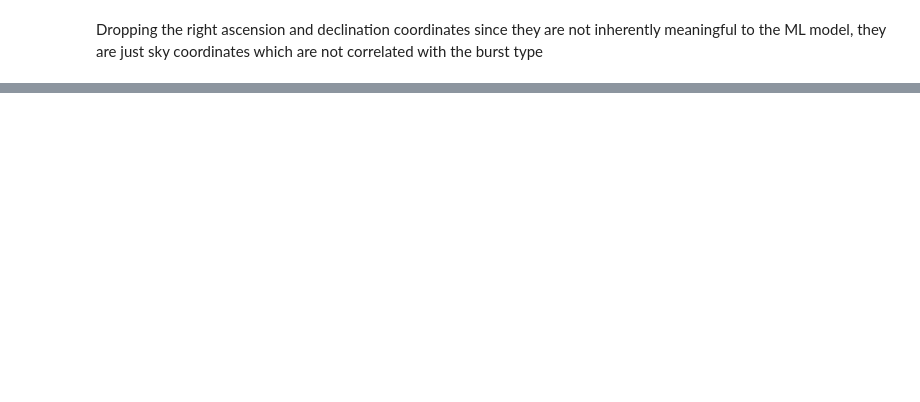
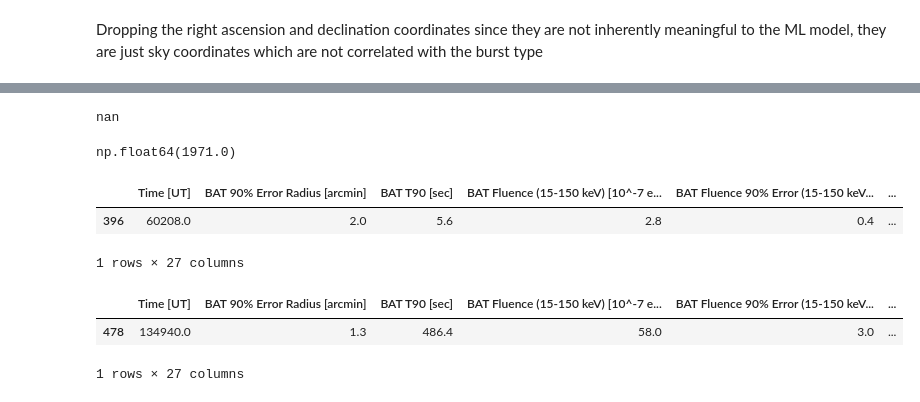
Before and after one commit to Alcatraz312/grb-classification, a Jupyter notebook: src/Preprocessing/main.ipynb, the cells around one changed output, grey strips where cells are left out. Saved outputs shown, nothing was run; the diff lists cells and outputs as text; code cells hidden in the pictures; blank space fills up the shorter version.

```diff
--- a/src/Preprocessing/main.ipynb
+++ b/src/Preprocessing/main.ipynb
@@ -558,7 +558,7 @@ def parsing_uvot_other(values):
         #create a dictionary of each filter as filter name as key and non-detection upper limit as its value, for each column value
         for part in value:
             if part.split(">")[0] in diction:
-                diction[part.split(">")[0]] = part.split(">")[1]
+                diction[part.split(">")[0]] = float(part.split(">")[1])
         return diction
     else:
         return diction
@@ -830,0 +856,20 @@ df2.drop(["BAT RA (J2000)", "BAT Dec (J2000)", "XRT RA (J2000)", "XRT Dec (J2000
+# %%
+max(df2["U"])
+# %% [output]
+nan
+# %%
+df2["U"].max()
+# %% [output]
+np.float64(1971.0)
+# %%
+df2[df2["U"] == 1971]
+# %% [output]
+|  | Time [UT] | BAT 90% Error Radius [arcmin] | BAT T90 [sec] | BAT Fluence (15-150 keV) [10^-7 e... | BAT Fluence 90% Error (15-150 keV... | ... |
+| 396 | 60208.0 | 2.0 | 5.6 | 2.8 | 0.4 | ... |
+1 rows × 27 columns
+# %%
+df2[df2["B"] == 99]
+# %% [output]
+|  | Time [UT] | BAT 90% Error Radius [arcmin] | BAT T90 [sec] | BAT Fluence (15-150 keV) [10^-7 e... | BAT Fluence 90% Error (15-150 keV... | ... |
+| 478 | 134940.0 | 1.3 | 486.4 | 58.0 | 3.0 | ... |
+1 rows × 27 columns
```
Also changed, not shown: parts of 3 cells of this notebook.
